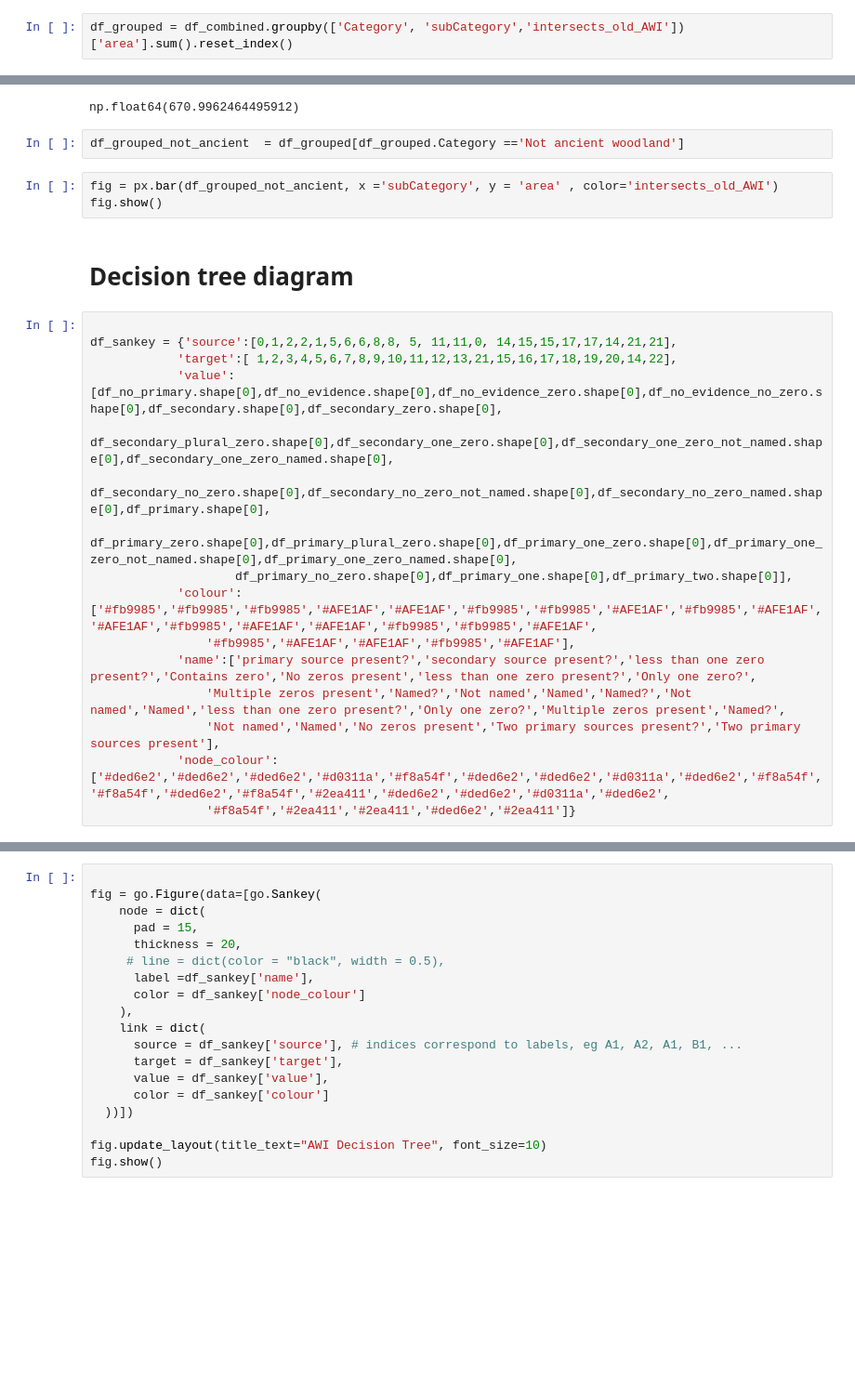
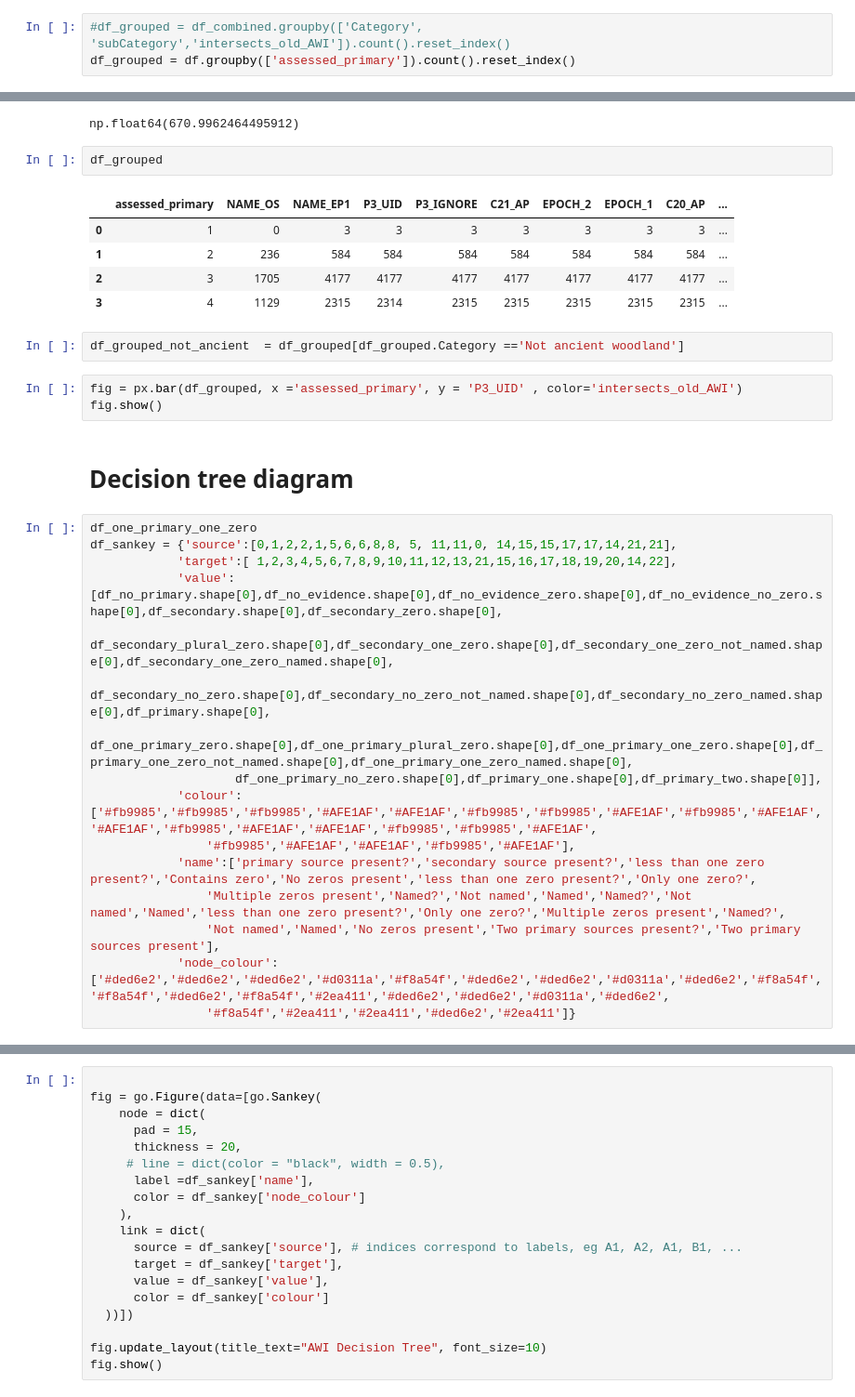
Before and after one commit to lara-spearman/AWI, a Jupyter notebook: AWI analysis 2.ipynb, the cells around one changed output, grey strips where cells are left out. Shown at 93% size. Saved outputs shown, nothing was run; the diff lists cells and outputs as text; blank space fills up the shorter version.

```diff
--- a/AWI analysis 2.ipynb
+++ b/AWI analysis 2.ipynb
@@ -273,26 +313,35 @@ df_combined['area'] = df_combined.area/10000
 # %%
-df_grouped = df_combined.groupby(['Category', 'subCategory','intersects_old_AWI'])['area'].sum().reset_index()
+#df_grouped = df_combined.groupby(['Category', 'subCategory','intersects_old_AWI']).count().reset_index()
+df_grouped = df.groupby(['assessed_primary']).count().reset_index()
 # %%
 df_intersects_not_ancient = df_combined[(df_combined['intersects_old_AWI']==True)&(df_combined['Category']=='Not ancient woodland')]
 df_intersects_not_ancient.area.sum()/10000
 # %% [output]
 np.float64(670.9962464495912)
+# %%
+df_grouped
+# %% [output]
+|  | assessed_primary | NAME_OS | NAME_EP1 | P3_UID | P3_IGNORE | C21_AP | EPOCH_2 | EPOCH_1 | C20_AP | ... |
+| 0 | 1 | 0 | 3 | 3 | 3 | 3 | 3 | 3 | 3 | ... |
+| 1 | 2 | 236 | 584 | 584 | 584 | 584 | 584 | 584 | 584 | ... |
+| 2 | 3 | 1705 | 4177 | 4177 | 4177 | 4177 | 4177 | 4177 | 4177 | ... |
+| 3 | 4 | 1129 | 2315 | 2314 | 2315 | 2315 | 2315 | 2315 | 2315 | ... |
 # %%
 df_grouped_not_ancient  = df_grouped[df_grouped.Category =='Not ancient woodland']
 # %%
-fig = px.bar(df_grouped_not_ancient, x ='subCategory', y = 'area' , color='intersects_old_AWI')
+fig = px.bar(df_grouped, x ='assessed_primary', y = 'P3_UID' , color='intersects_old_AWI')
 fig.show()
 # %% [markdown]
 # Decision tree diagram
 # %%
-
+df_one_primary_one_zero
 df_sankey = {'source':[0,1,2,2,1,5,6,6,8,8, 5, 11,11,0, 14,15,15,17,17,14,21,21],
             'target':[ 1,2,3,4,5,6,7,8,9,10,11,12,13,21,15,16,17,18,19,20,14,22],
             'value':[df_no_primary.shape[0],df_no_evidence.shape[0],df_no_evidence_zero.shape[0],df_no_evidence_no_zero.shape[0],df_secondary.shape[0],df_secondary_zero.shape[0],
                     df_secondary_plural_zero.shape[0],df_secondary_one_zero.shape[0],df_secondary_one_zero_not_named.shape[0],df_secondary_one_zero_named.shape[0],
                     df_secondary_no_zero.shape[0],df_secondary_no_zero_not_named.shape[0],df_secondary_no_zero_named.shape[0],df_primary.shape[0],
-                    df_primary_zero.shape[0],df_primary_plural_zero.shape[0],df_primary_one_zero.shape[0],df_primary_one_zero_not_named.shape[0],df_primary_one_zero_named.shape[0],
-                    df_primary_no_zero.shape[0],df_primary_one.shape[0],df_primary_two.shape[0]],
+                    df_one_primary_zero.shape[0],df_one_primary_plural_zero.shape[0],df_one_primary_one_zero.shape[0],df_primary_one_zero_not_named.shape[0],df_one_primary_one_zero_named.shape[0],
+                    df_one_primary_no_zero.shape[0],df_primary_one.shape[0],df_primary_two.shape[0]],
             'colour':['#fb9985','#fb9985','#fb9985','#AFE1AF','#AFE1AF','#fb9985','#fb9985','#AFE1AF','#fb9985','#AFE1AF','#AFE1AF','#fb9985','#AFE1AF','#AFE1AF','#fb9985','#fb9985','#AFE1AF',
                 '#fb9985','#AFE1AF','#AFE1AF','#fb9985','#AFE1AF'],
             'name':['primary source present?','secondary source present?','less than one zero present?','Contains zero','No zeros present','less than one zero present?','Only one zero?',
```
Also changed, not shown: parts of 16 cells of this notebook.
